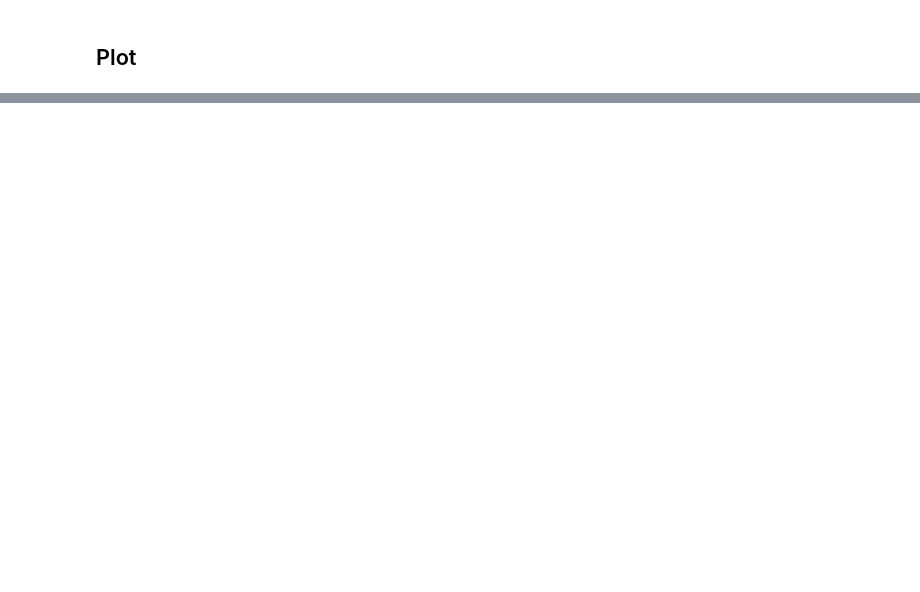
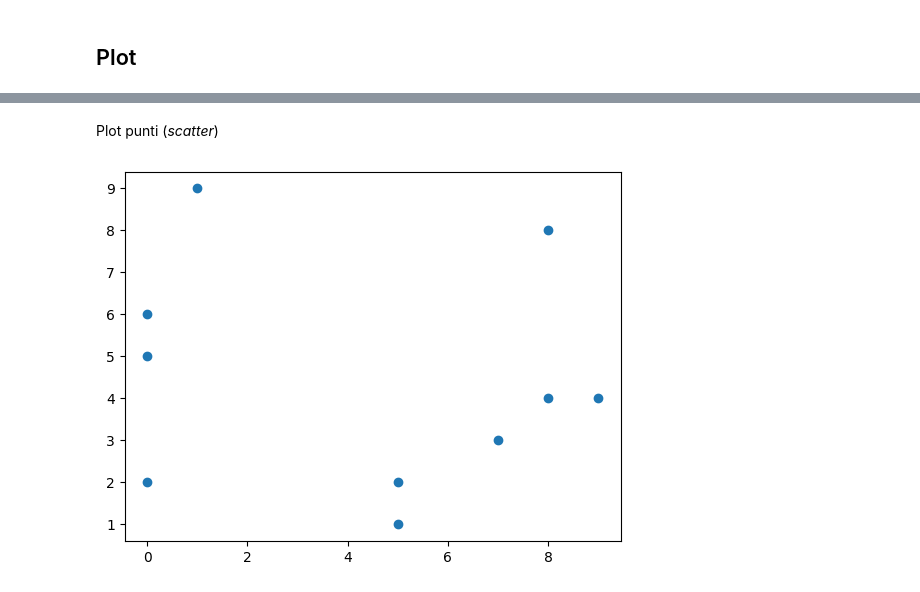
Before and after one commit to RiccardoTancredi/Corso-Python, a Jupyter notebook: Corso/lezione2.ipynb, the cells around one changed output, grey strips where cells are left out. Cells and saved outputs as stored; diff of their text form; code cells hidden in the pictures; blank space fills up the shorter version.

```diff
--- a/Corso/lezione2.ipynb
+++ b/Corso/lezione2.ipynb
@@ -86,0 +100,10 @@ plt.show()
+# %% [markdown]
+Plot punti (*scatter*)
+# %%
+x=np.random.randint(10, size=10)
+y=np.random.randint(10, size=10)
+
+plt.scatter(x,y)
+plt.show()
+# %% [output]
+[figure, added]
```
Also changed, not shown: parts of 22 cells of this notebook, 1 other file.
